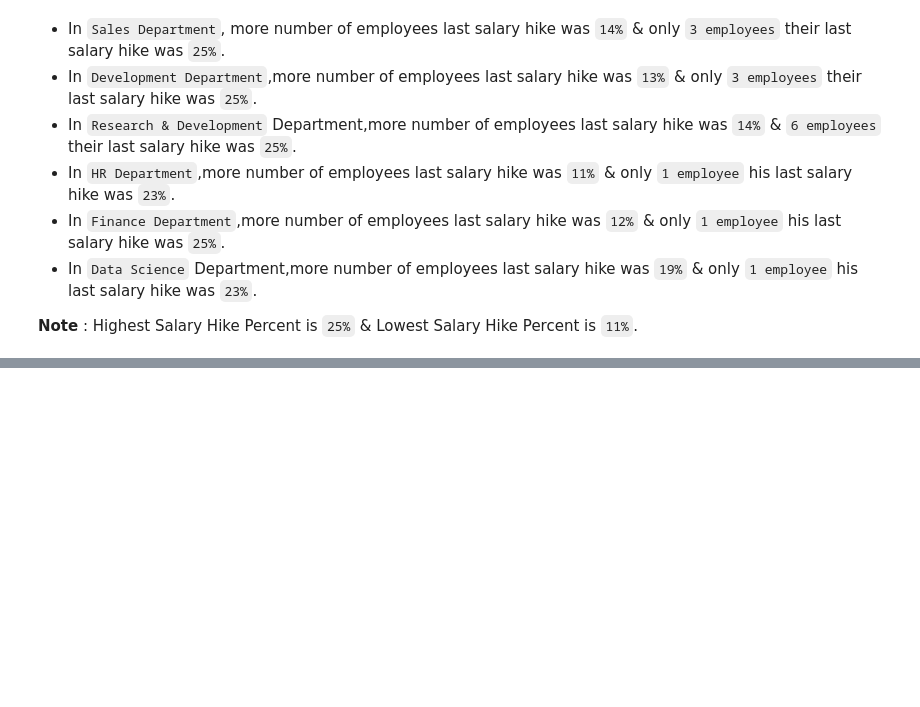
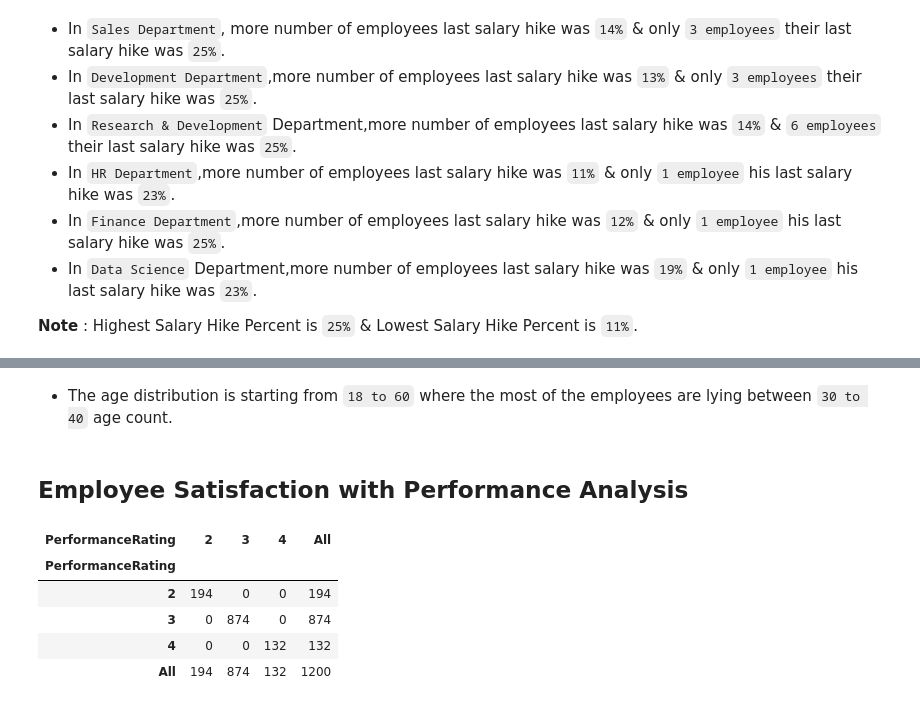
Before and after one commit to 21Ovi/Employee-Performance-Analysis, a Jupyter notebook: Visualize.ipynb, the cells around one changed output, grey strips where cells are left out. Saved outputs shown, nothing was run; the diff lists cells and outputs as text; code cells hidden in the pictures; blank space fills up the shorter version.

```diff
--- a/Visualize.ipynb
+++ b/Visualize.ipynb
@@ -360,0 +379,14 @@ fig5.show();
+# %% [markdown]
+* The age distribution is starting from `18 to 60` where the most of the employees are lying between `30 to 40` age count.
+# %% [markdown]
+## Employee Satisfaction with Performance Analysis
+# %%
+# Crosstab is used for getting accurate info for plottinf pie chart
+pd.crosstab(data['PerformanceRating'], data['PerformanceRating'], margins=True)
+# %% [output]
+| PerformanceRating | 2 | 3 | 4 | All |
+| PerformanceRating |  |  |  |  |
+| 2 | 194 | 0 | 0 | 194 |
+| 3 | 0 | 874 | 0 | 874 |
+| 4 | 0 | 0 | 132 | 132 |
+| All | 194 | 874 | 132 | 1200 |
```
Also changed, not shown: parts of 4 cells of this notebook.
